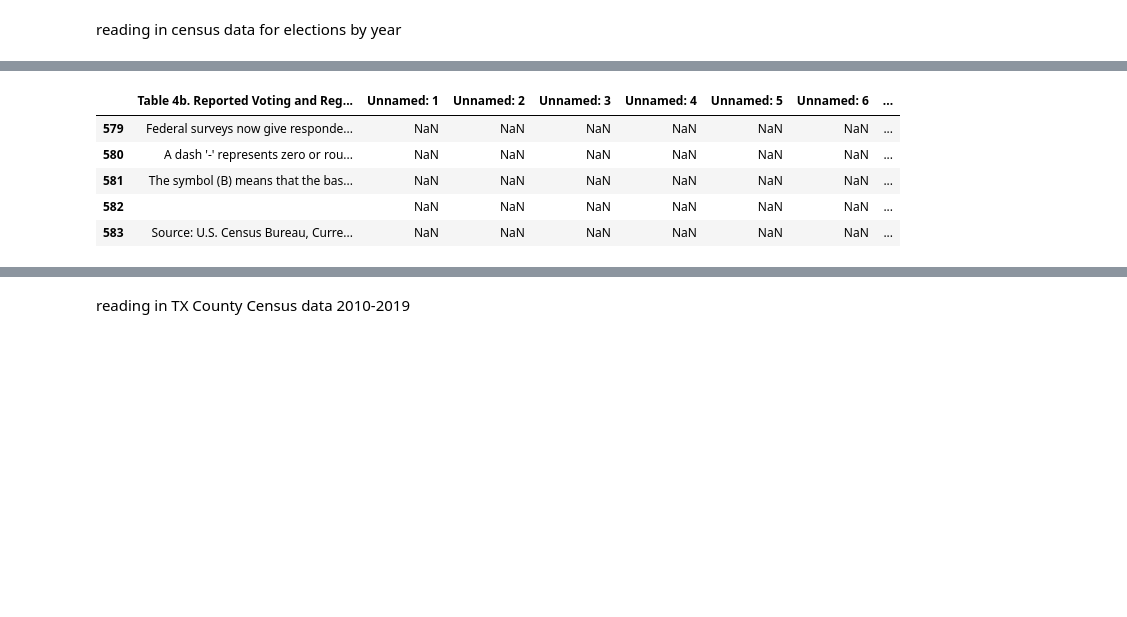
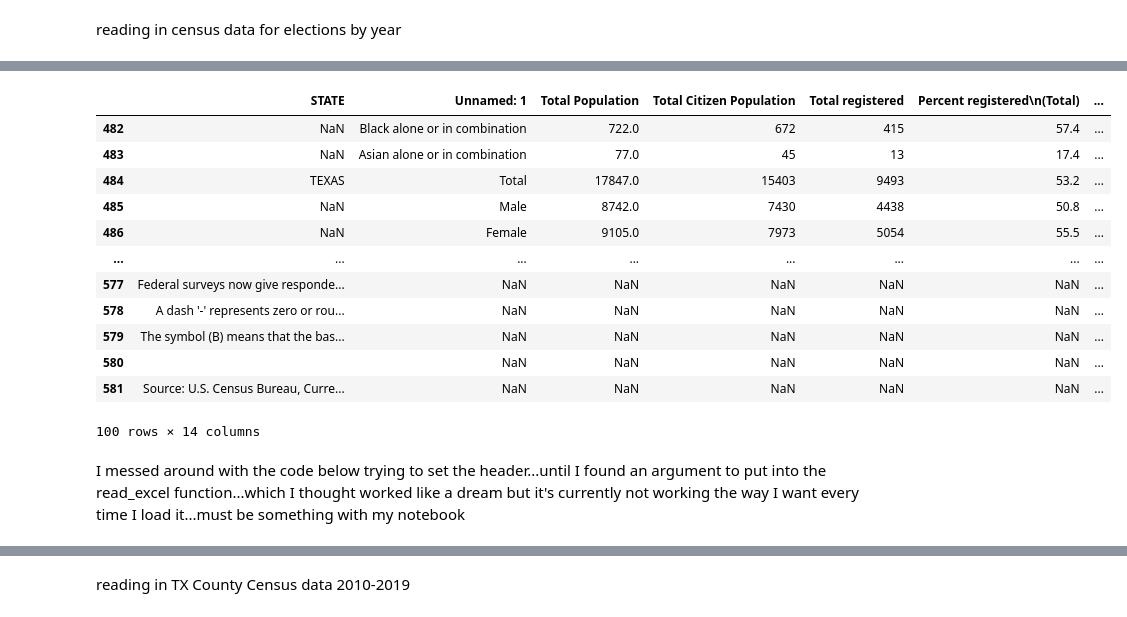
Before and after one commit to tipearso/Voting, a Jupyter notebook: Capstone/notebooks/Tim_capstone.ipynb, the cells around one changed output, grey strips where cells are left out. Drawn from its saved outputs; the diff is of its cells as text; code cells hidden in the pictures; blank space fills up the shorter version.

```diff
--- a/Capstone/notebooks/Tim_capstone.ipynb
+++ b/Capstone/notebooks/Tim_capstone.ipynb
@@ -176,7 +176,7 @@ county_pres.tail()
 # %% [markdown]
 reading in census data for elections by year
 # %%
-reg_sex_state_2010 = pd.read_excel('../data/registration_race_sex_state_2010.xls')
+reg_sex_state_2010 = pd.read_excel('../data/registration_race_sex_state_2010.xls',header = 2)
 # %%
 #this is going to need some cleaning....cool.
 reg_sex_state_2010.info()
@@ -221,11 +222,18 @@ reg_sex_state_2010.head(30)
 # %%
 #bottom of table contains some (un)helpful info that should have been in a readme file.
 
-reg_sex_state_2010.tail()
+reg_sex_state_2010.tail(100)
 # %% [output]
-|  | Table 4b. Reported Voting and Reg... | Unnamed: 1 | Unnamed: 2 | Unnamed: 3 | Unnamed: 4 | Unnamed: 5 | Unnamed: 6 | ... |
-| 579 | Federal surveys now give responde... | NaN | NaN | NaN | NaN | NaN | NaN | ... |
-| 580 | A dash '-' represents zero or rou... | NaN | NaN | NaN | NaN | NaN | NaN | ... |
-| 581 | The symbol (B) means that the bas... | NaN | NaN | NaN | NaN | NaN | NaN | ... |
-| 582 |  | NaN | NaN | NaN | NaN | NaN | NaN | ... |
-| 583 | Source: U.S. Census Bureau, Curre... | NaN | NaN | NaN | NaN | NaN | NaN | ... |
+|  | STATE | Unnamed: 1 | Total Population | Total Citizen Population | Total registered | Percent registered\n(Total) | ... |
+| 482 | NaN | Black alone or in combination | 722.0 | 672 | 415 | 57.4 | ... |
+| 483 | NaN | Asian alone or in combination | 77.0 | 45 | 13 | 17.4 | ... |
+| 484 | TEXAS | Total | 17847.0 | 15403 | 9493 | 53.2 | ... |
+| 485 | NaN | Male | 8742.0 | 7430 | 4438 | 50.8 | ... |
+| 486 | NaN | Female | 9105.0 | 7973 | 5054 | 55.5 | ... |
+| ... | ... | ... | ... | ... | ... | ... | ... |
+| 577 | Federal surveys now give responde... | NaN | NaN | NaN | NaN | NaN | ... |
+| 578 | A dash '-' represents zero or rou... | NaN | NaN | NaN | NaN | NaN | ... |
+| 579 | The symbol (B) means that the bas... | NaN | NaN | NaN | NaN | NaN | ... |
+| 580 |  | NaN | NaN | NaN | NaN | NaN | ... |
+| 581 | Source: U.S. Census Bureau, Curre... | NaN | NaN | NaN | NaN | NaN | ... |
+100 rows × 14 columns
@@ -231,0 +244,2 @@ reg_sex_state_2010.tail()
+# %% [markdown]
+I messed around with the code below trying to set the header...until I found an argument to put into the read_excel function...which I thought worked like a dream but it's currently not working the way I want every time I load it...must be something with my notebook
```
Also changed, not shown: parts of 15 cells of this notebook.
